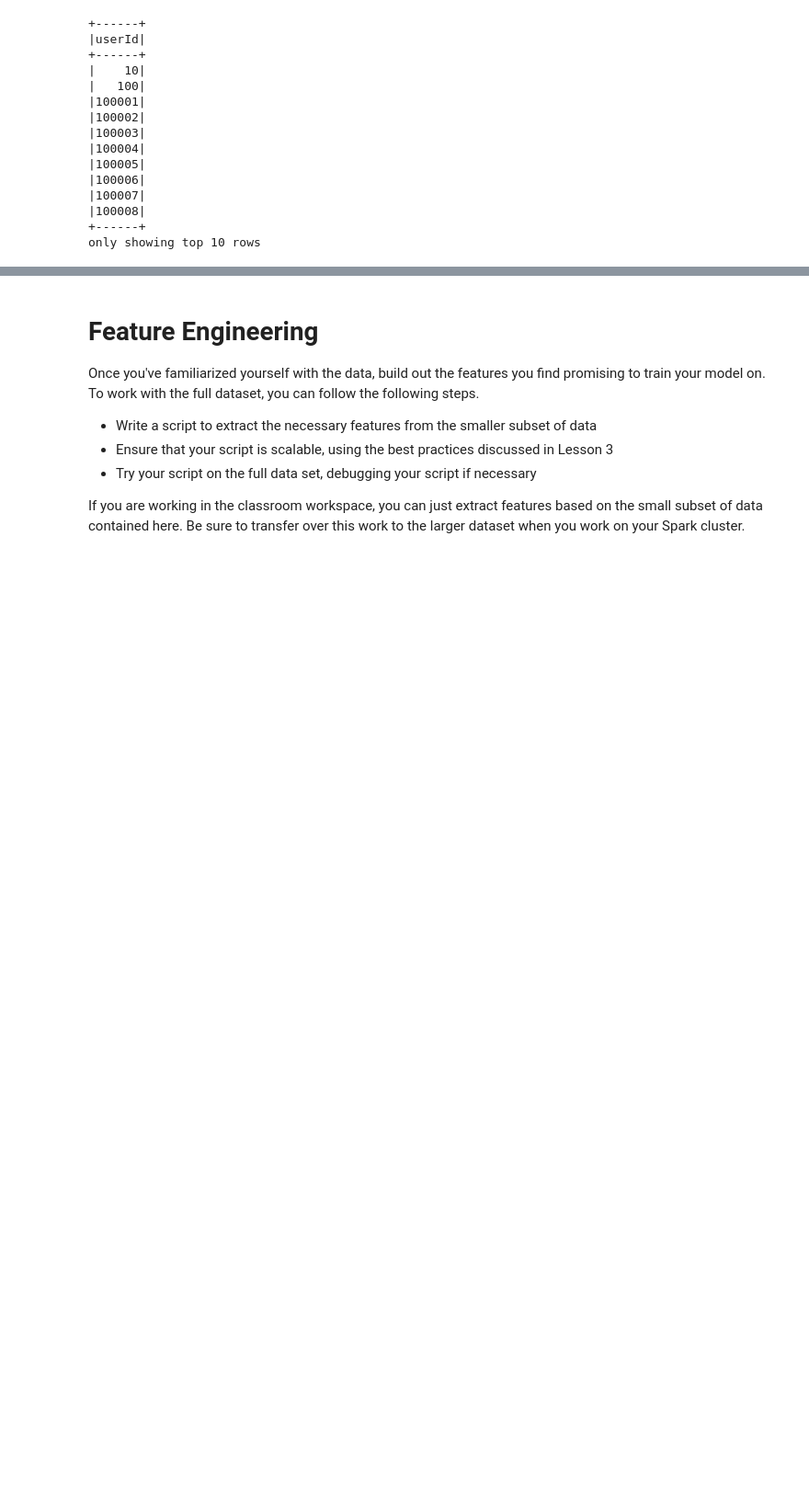
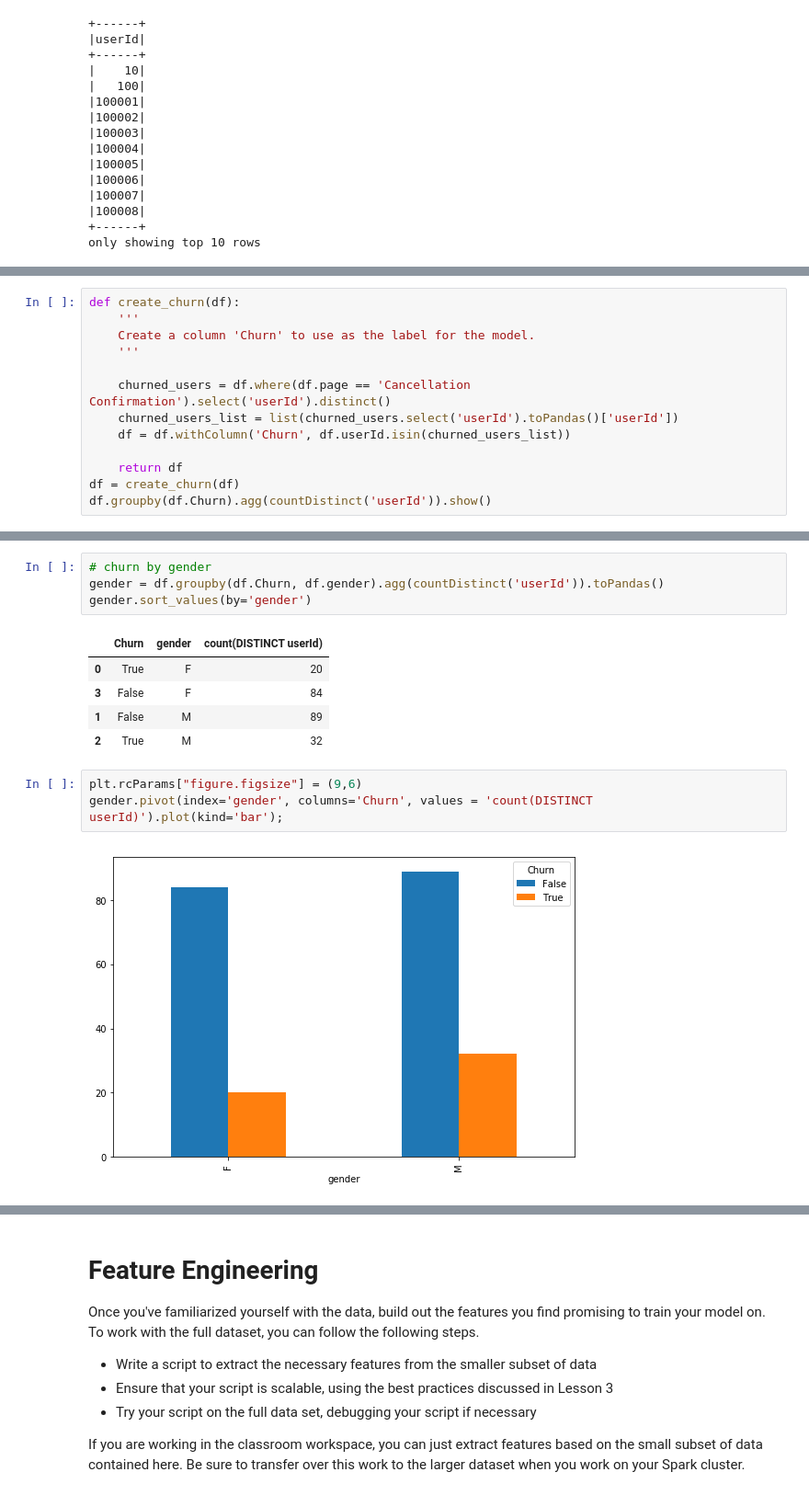
Before and after one commit to KashiNawaz/Udacity_DataScientist-_Nanodegree, a Jupyter notebook: Data Scientist Nanodegree/Capstone Project/Sparkify.ipynb, the cells around one changed output, grey strips where cells are left out. Shown: that part at 92% size. Saved outputs shown, nothing was run; the diff lists cells and outputs as text; blank space fills up the shorter version.

```diff
--- a/Data Scientist Nanodegree/Capstone Project/Sparkify.ipynb
+++ b/Data Scientist Nanodegree/Capstone Project/Sparkify.ipynb
@@ -69,0 +79,13 @@ only showing top 10 rows
+# %%
+def create_churn(df):
+    '''
+    Create a column 'Churn' to use as the label for the model.
+    '''
+
+    churned_users = df.where(df.page == 'Cancellation Confirmation').select('userId').distinct()
+    churned_users_list = list(churned_users.select('userId').toPandas()['userId'])
+    df = df.withColumn('Churn', df.userId.isin(churned_users_list))
+
+    return df
+df = create_churn(df)
+df.groupby(df.Churn).agg(countDistinct('userId')).show()
@@ -81,0 +111,15 @@ Once you've defined churn, perform some exploratory data analysis to observe the
+# %%
+# churn by gender
+gender = df.groupby(df.Churn, df.gender).agg(countDistinct('userId')).toPandas()
+gender.sort_values(by='gender')
+# %% [output]
+|  | Churn | gender | count(DISTINCT userId) |
+| 0 | True | F | 20 |
+| 3 | False | F | 84 |
+| 1 | False | M | 89 |
+| 2 | True | M | 32 |
+# %%
+plt.rcParams["figure.figsize"] = (9,6)
+gender.pivot(index='gender', columns='Churn', values = 'count(DISTINCT userId)').plot(kind='bar');
+# %% [output]
+[figure, added]
```
Also changed, not shown: parts of 17 cells of this notebook.
